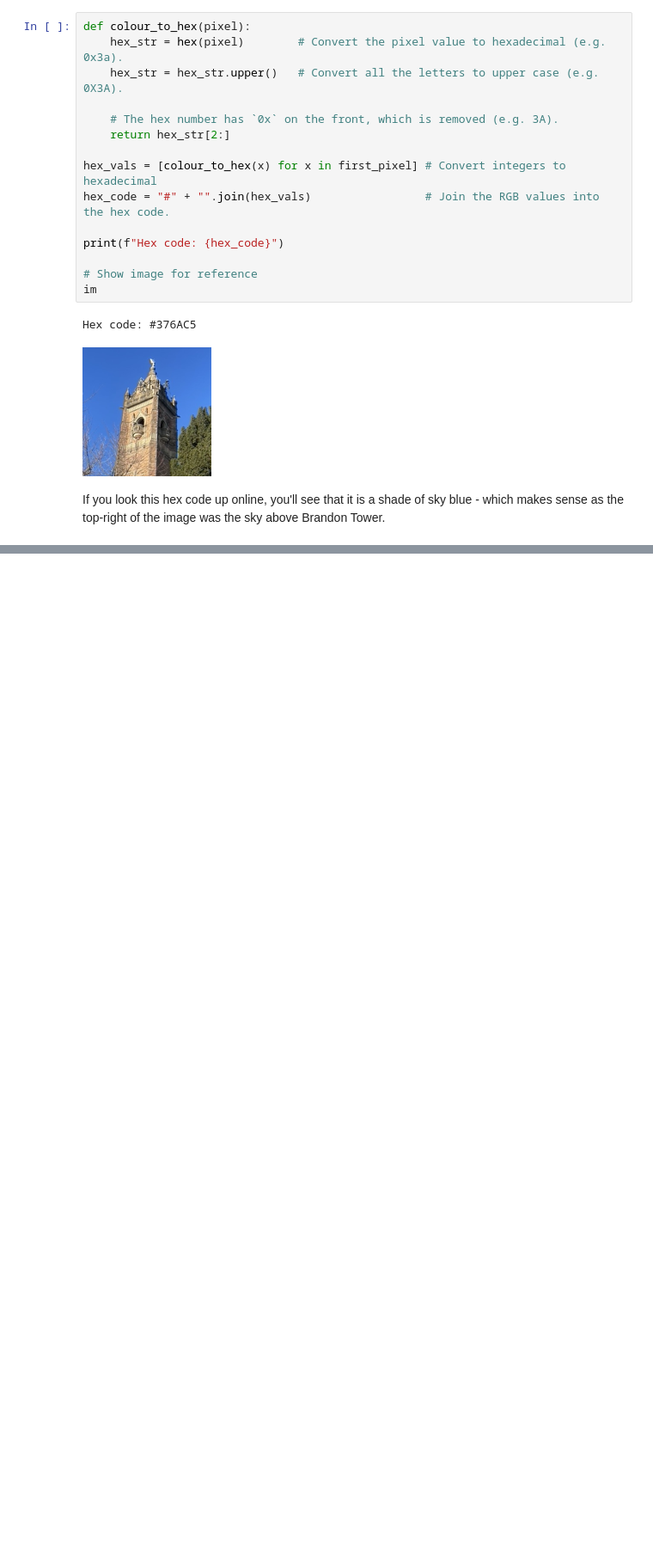
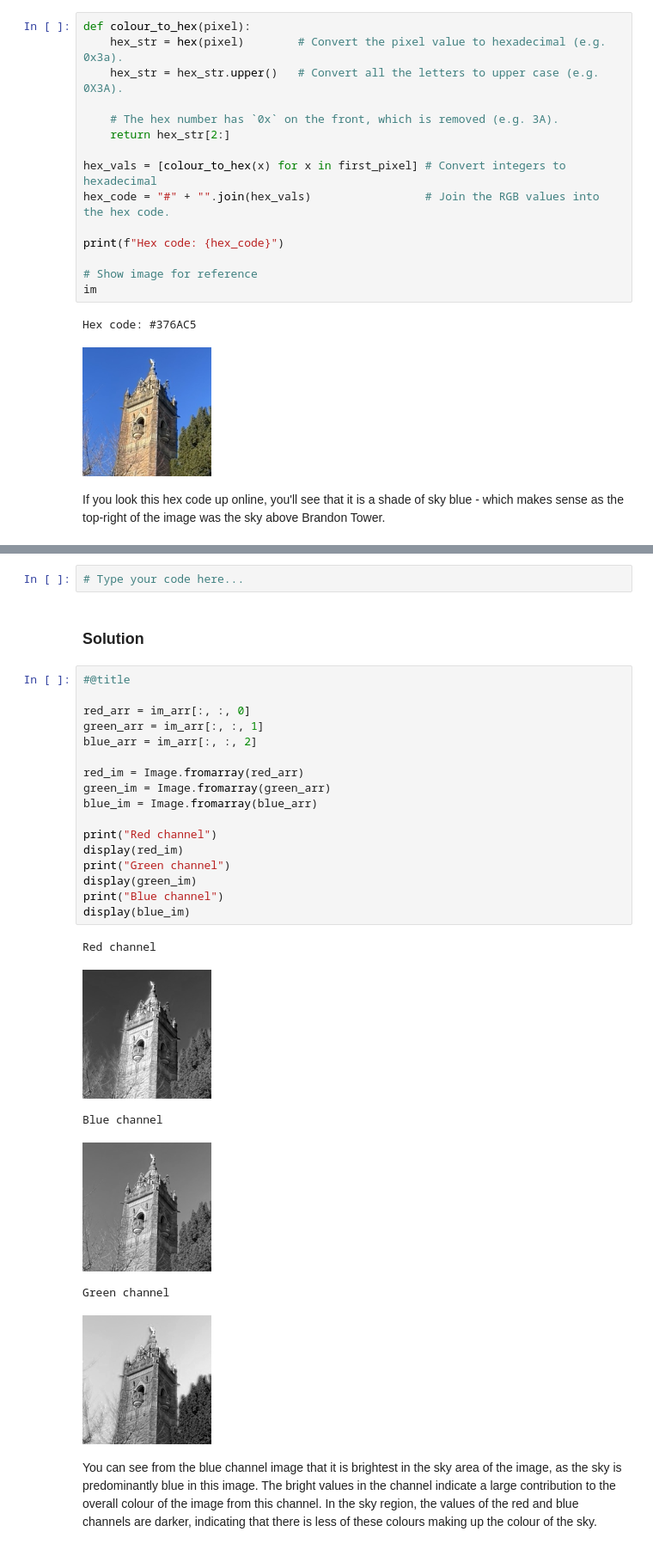
Before and after one commit to letsdodigital/coding-hands-on, a Jupyter notebook: dair/module-1/working_with_images.ipynb, the cells around one changed output, grey strips where cells are left out. Shown: that part at 86% size. Cells and saved outputs as stored; diff of their text form; blank space fills up the shorter version.

Commit message:
Added channel extraction to the workshop

```diff
--- a/dair/module-1/working_with_images.ipynb
+++ b/dair/module-1/working_with_images.ipynb
@@ -273,0 +284,30 @@ If you look this hex code up online, you'll see that it is a shade of sky blue -
+# %%
+# Type your code here...
+# %% [markdown]
+### Solution
+# %%
+#@title
+
+red_arr = im_arr[:, :, 0]
+green_arr = im_arr[:, :, 1]
+blue_arr = im_arr[:, :, 2]
+
+red_im = Image.fromarray(red_arr)
+green_im = Image.fromarray(green_arr)
+blue_im = Image.fromarray(blue_arr)
+
+print("Red channel")
+display(red_im)
+print("Green channel")
+display(green_im)
+print("Blue channel")
+display(blue_im)
+# %% [output]
+Red channel
+[figure, added]
+Blue channel
+[figure, added]
+Green channel
+[figure, added]
+# %% [markdown]
+You can see from the blue channel image that it is brightest in the sky area of the image, as the sky is predominantly blue in this image. The bright values in the channel indicate a large contribution to the overall colour of the image from this channel. In the sky region, the values of the red and blue channels are darker, indicating that there is less of these colours making up the colour of the sky.
```
Also changed, not shown: parts of 10 cells of this notebook.
